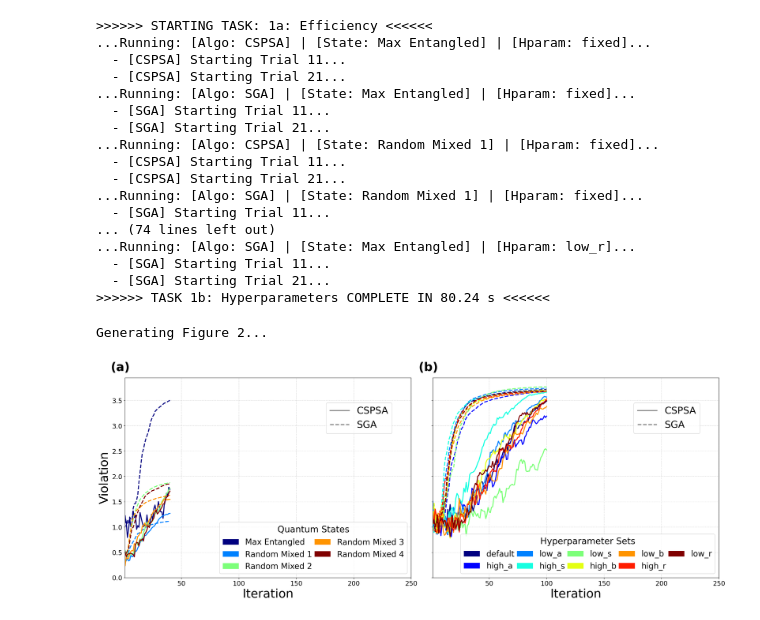
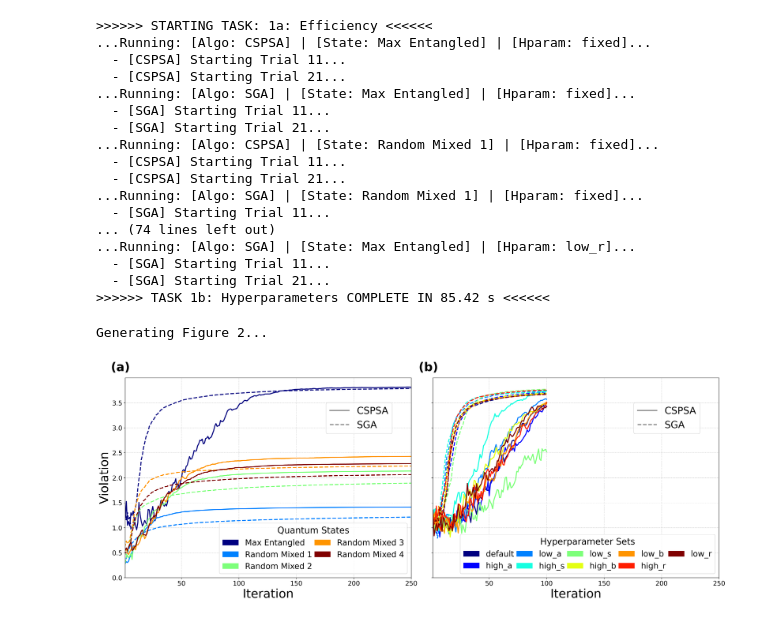
Before and after one commit to randomtofree/Complex-Self-guided, a Jupyter notebook: fig2.ipynb, the cells around one changed output. Cells and saved outputs as stored; diff of their text form; code cells hidden in the pictures.

```diff
--- a/fig2.ipynb
+++ b/fig2.ipynb
@@ -53,7 +53,7 @@ STATES_1a = {
     "Random Mixed 3": generate_random_mixed_state(),
     "Random Mixed 4": generate_random_mixed_state(),
 }
-CONFIG_1a = {'iterations':40, 'num_repetitions': 30}
+CONFIG_1a = {'iterations':400, 'num_repetitions': 30}
 # %%
 
 # =============================================================================
@@ -122,10 +122,10 @@ results_1b = run_simulations("1b: Hyperparameters", ALGORITHMS_1b, HPARAMS_1b, S
 ...Running: [Algo: SGA] | [State: Max Entangled] | [Hparam: low_r]...
   - [SGA] Starting Trial 11...
   - [SGA] Starting Trial 21...
->>>>>> TASK 1b: Hyperparameters COMPLETE IN 80.24 s <<<<<<
+>>>>>> TASK 1b: Hyperparameters COMPLETE IN 85.42 s <<<<<<
 # %%
 print("Generating Figure 2...")
-fig, (ax1, ax2) = plt.subplots(1, 2, figsize=(22, 9), sharey=True, dpi=150)
+fig, (ax1, ax2) = plt.subplots(1, 2, figsize=(22, 9), sharey=True, dpi=300)
 plt.style.use('default')
 
 # --- 图(a): 效率对比 ---
@@ -159,31 +159,31 @@ for r in results_1b:
     ax2.plot(r['mean_history'],
             color=hparam_colors[r['hparam_set']],
             linestyle=algo_lines[r['algo_name']],
             linewidth=2.5)
 
 ax2.text(-0.05, 1.08, '(b)', transform=ax2.transAxes, fontsize=30, fontweight='bold', va='top')
 
 # 图例 (b)
 leg_hparams = [Patch(facecolor=hparam_colors[name], label=name) for name in HPARAMS_1b.keys()]
 legend2 = ax2.legend(handles=leg_hparams, loc='lower right', ncol=5,
                     columnspacing=0.3, title='Hyperparameter Sets',
                     fontsize=20, title_fontsize=22)
 ax2.add_artist(legend2)
 ax2.legend(handles=leg_algos, loc='upper right', bbox_to_anchor=(0.95, 0.90), fontsize=24)
 ax2.set_xlim(1, 250)
 
 # --- 全局设置 ---
 for ax in [ax1, ax2]:
     ax.set_xlabel("Iteration", fontsize=30)
     ax.grid(True, linestyle='--', alpha=0.6)
     ax.set_ylim(bottom=0)
     ax.tick_params(axis='both', which='major', labelsize=16)
 
 ax1.set_ylabel("Violation", fontsize=30)
 fig.tight_layout(rect=[0, 0, 1, 0.95])
 
 plt.savefig("figure2_instrumental_analysis.pdf", format='pdf', bbox_inches='tight')
 plt.show()
 # %% [output]
 Generating Figure 2...
-[figure, old version]
+[figure, new version]
```
Also changed, not shown: 9 other files.
